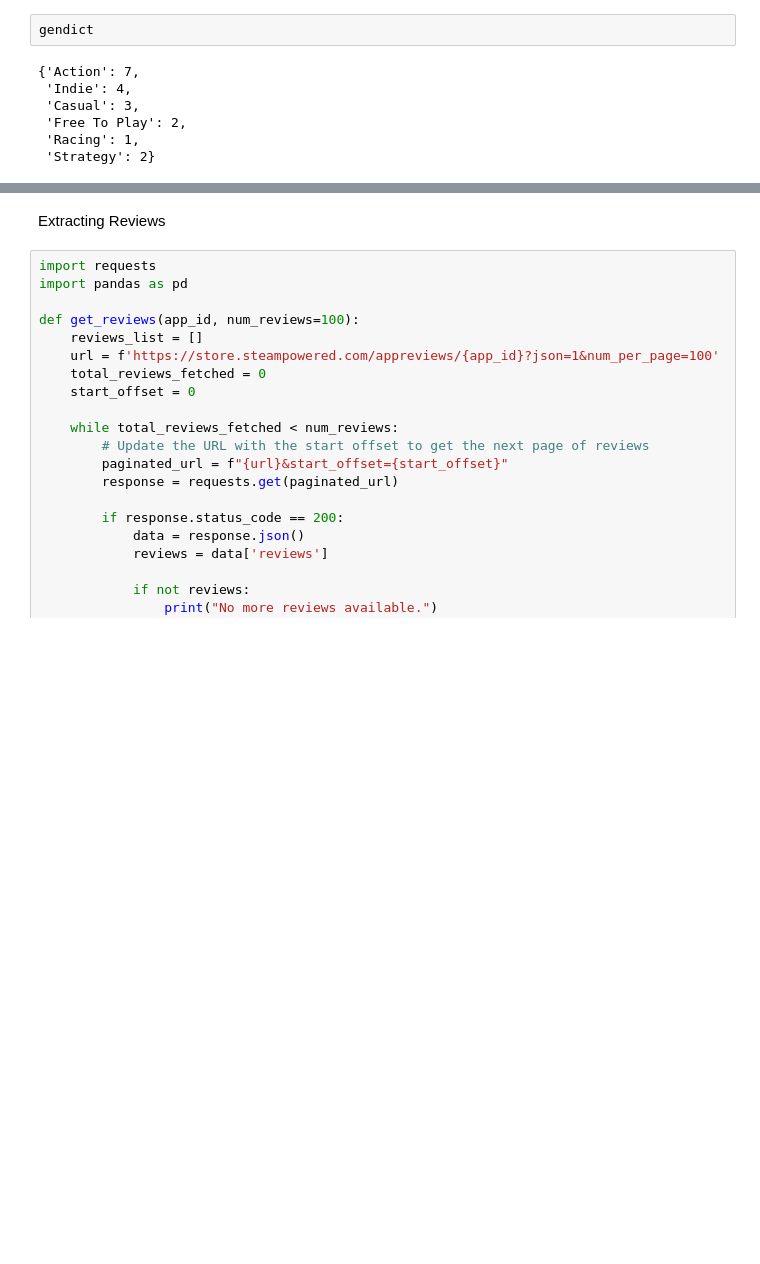
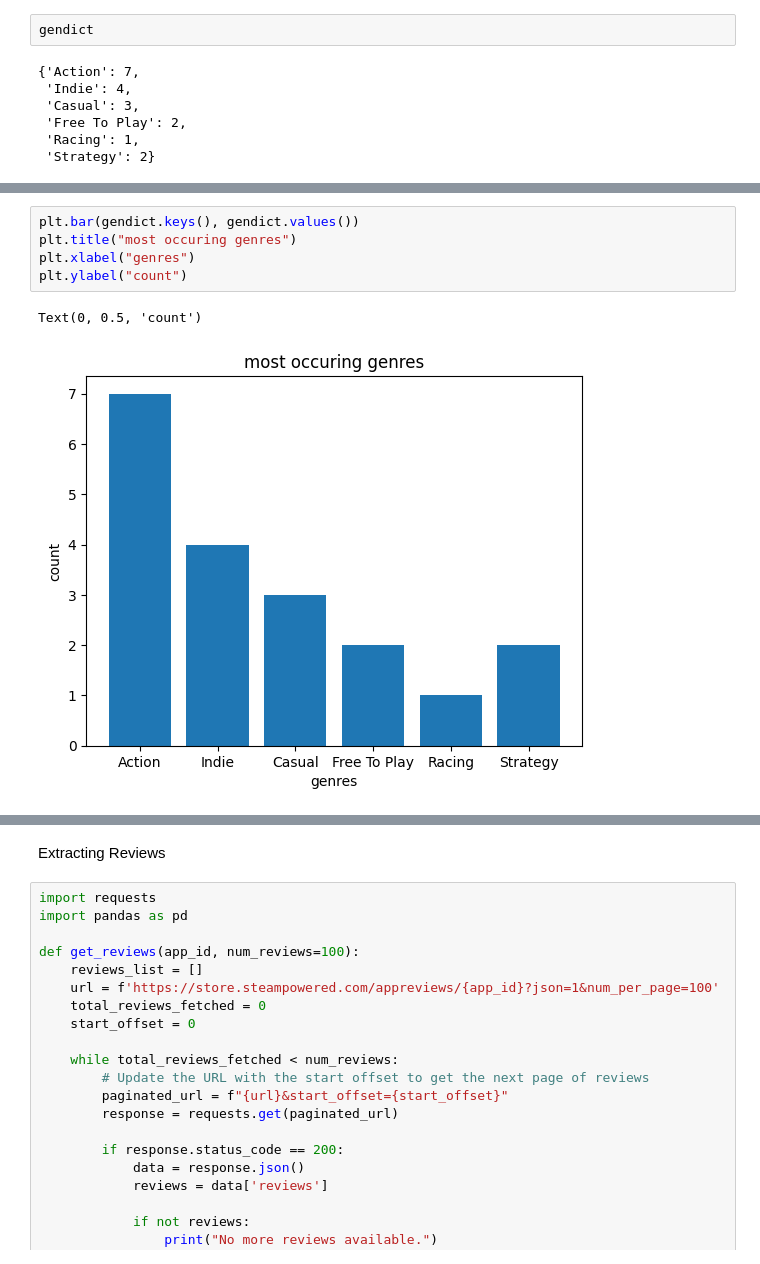
Before and after one commit to bluecoder777/Game-Promotion-Analysis, a Jupyter notebook: SteamGames.ipynb, the cells around one changed output, grey strips where cells are left out. Saved outputs shown, nothing was run; the diff lists cells and outputs as text; blank space fills up the shorter version.

```diff
--- a/SteamGames.ipynb
+++ b/SteamGames.ipynb
@@ -104,3 +130,11 @@ gendict
+# %%
+plt.bar(gendict.keys(), gendict.values())
+plt.title("most occuring genres")
+plt.xlabel("genres")
+plt.ylabel("count")
+# %% [output]
+Text(0, 0.5, 'count')
+[figure, added]
 # %%
 import requests
 from bs4 import BeautifulSoup
```
Also changed, not shown: parts of 3 cells of this notebook.
